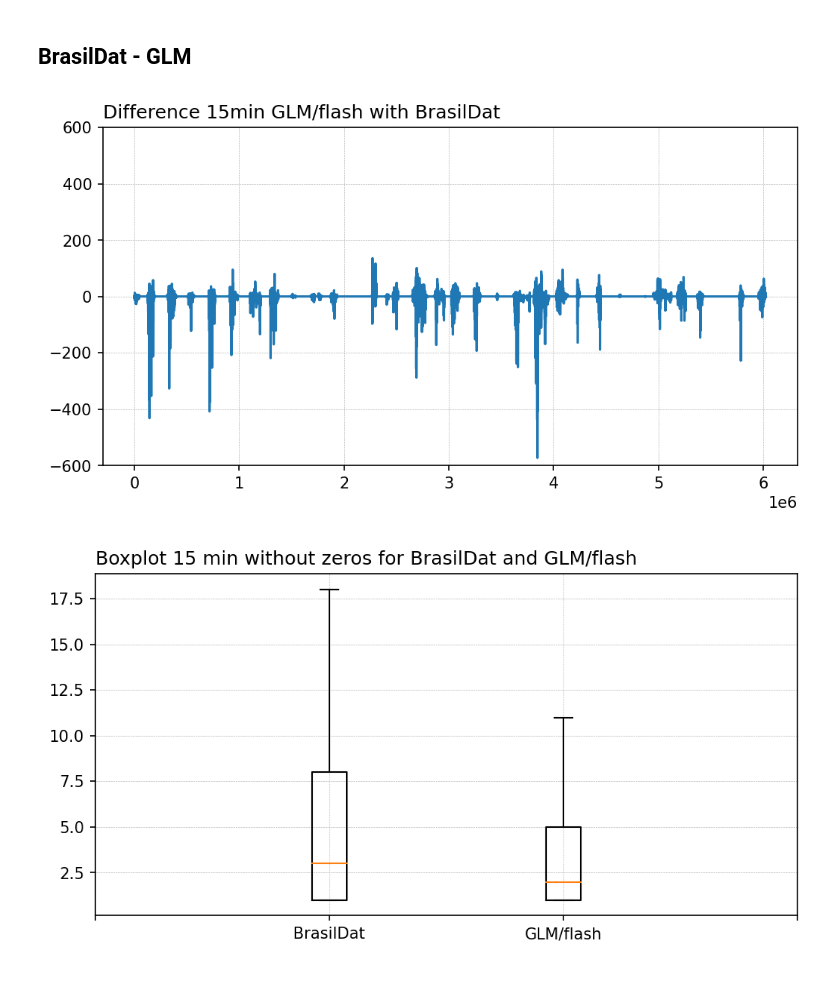
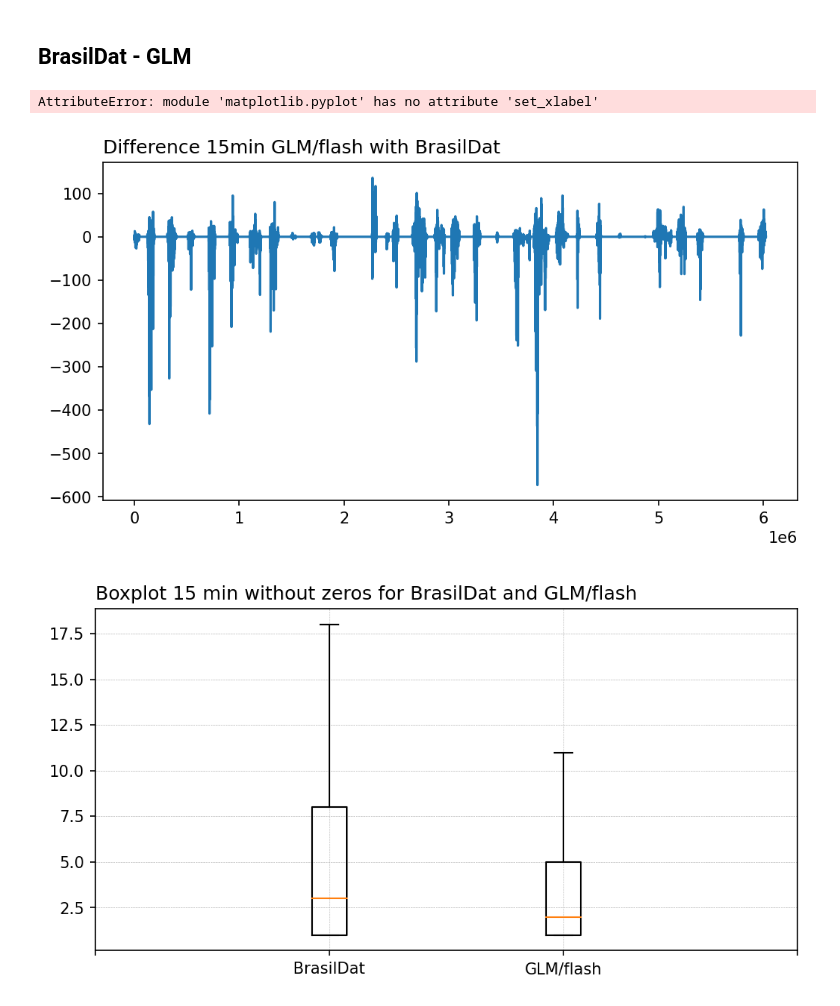
Before and after one commit to mhacarthur/Flash-density, a Jupyter notebook: python/Analysis_BrasilDat_GLM_15min.ipynb, the cells around one changed output. Saved outputs shown, nothing was run; the diff lists cells and outputs as text; code cells hidden in the pictures.

```diff
--- a/python/Analysis_BrasilDat_GLM_15min.ipynb
+++ b/python/Analysis_BrasilDat_GLM_15min.ipynb
@@ -347,18 +347,20 @@ plt.savefig(salida,transparent = False,bbox_inches ='tight',pad_inches = 0.1, fa
 # %%
 fig = plt.figure(figsize=(8,4),dpi=150)
 gs = gridspec.GridSpec(1,1)
 
 ax1 = plt.subplot(gs[0, 0])
 ax1.plot(flash_G_15_serie - flash_B_15_serie)
 ax1.set_title('Difference 15min GLM/flash with BrasilDat', loc='left')
 
+plt.set_xlabel('Time')
 plt.ylim(-600,600)
 plt.grid(linewidth=0.3, linestyle='--')
 
 salida = '../images/GLM_Brasildat_15min_diff.png'
 plt.savefig(salida,transparent = False,bbox_inches ='tight',pad_inches = 0.1, facecolor='white')
 # %% [output]
+AttributeError: module 'matplotlib.pyplot' has no attribute 'set_xlabel'
-[figure, old version]
+[figure, new version]
 # %%
 pos_zeros = np.where(flash_G_15_serie!=0)[0]
 flash_G_15_serie_NoZeros = flash_G_15_serie[pos_zeros]
```
